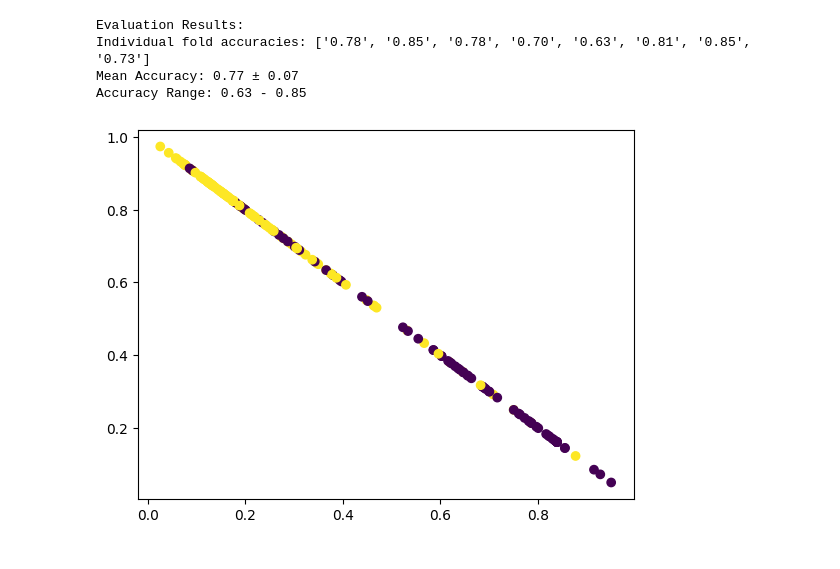
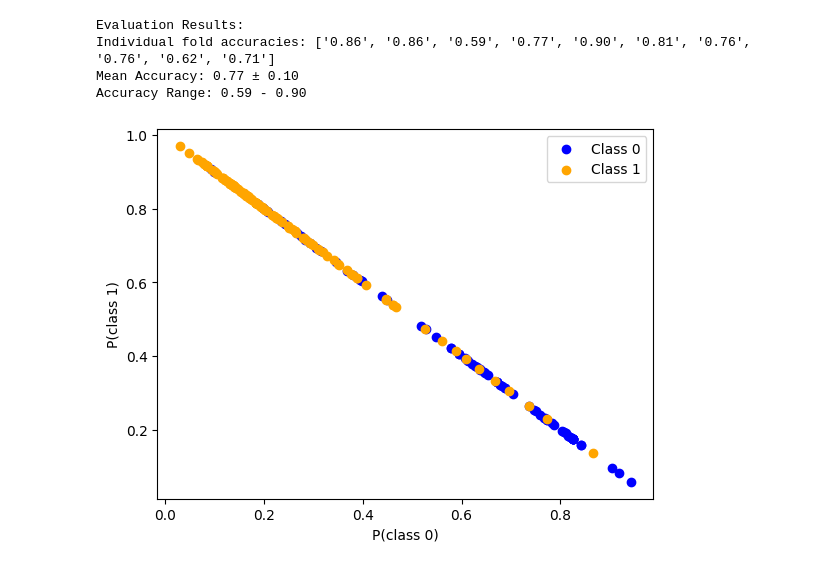
Before and after one commit to eduardo-ufmg/reconhecimento_de_padroes, a Jupyter notebook: svm_E3/svm_E3.ipynb, the cells around one changed output. Drawn from its saved outputs; the diff is of its cells as text; code cells hidden in the pictures.

```diff
--- a/svm_E3/svm_E3.ipynb
+++ b/svm_E3/svm_E3.ipynb
@@ -27,39 +24,78 @@ X, y = load_glass_data()
 # %%
 import matplotlib.pyplot as plt
 
+from sklearn.pipeline import make_pipeline
+from sklearn.preprocessing import StandardScaler
+from sklearn.feature_selection import VarianceThreshold
+from sklearn.svm import SVC
+from sklearn.model_selection import StratifiedKFold, cross_val_score
+from sklearn.base import BaseEstimator, TransformerMixin
+
+class CorrelationFilter(BaseEstimator, TransformerMixin):
+    def __init__(self, threshold = 0.98):
+        self.threshold = threshold
+        self.to_drop_ = np.array([], dtype=int)
+
+    def fit(self, X, y = None):
+        X = np.asarray(X, dtype=float)
+        n_samples, n_features = X.shape
+
+        corr = np.corrcoef(X, rowvar=False)
+        upper_mask = np.triu(np.ones((n_features, n_features), bool), k=1)
+        high_corr = (np.abs(corr) > self.threshold) & upper_mask
+        self.to_drop_ = np.unique(np.where(high_corr)[1])
+
+        return self
+
+    def transform(self, X):
+        X = np.asarray(X, dtype=float)
+
+        if X.shape[1] == 0 or self.to_drop_.size == 0:
+            return X.copy()
+
+        return np.delete(X, self.to_drop_, axis=1)
+
 svm_pipeline = make_pipeline(
     StandardScaler(),
+    VarianceThreshold(threshold=0.1),
+    CorrelationFilter(threshold=0.9),
     SVC(probability=True)
 )
 
 # Configure cross-validation strategy
-cv = StratifiedKFold(n_splits=8, shuffle=True)
+cv = StratifiedKFold(n_splits=10, shuffle=True)
 
 # Perform cross-validation
 scores = cross_val_score(svm_pipeline, X, y, cv=cv, n_jobs=-1)
 
 # Report results
 print("\nEvaluation Results:")
 print(f"Individual fold accuracies: {[f'{s:.2f}' for s in scores]}")
 print(f"Mean Accuracy: {scores.mean():.2f} ± {scores.std():.2f}")
 print(f"Accuracy Range: {scores.min():.2f} - {scores.max():.2f}")
 
 def plot_likelihood_space(Q0, Q1, y):
     """Plot the likelihood space for the two classes."""
-    plt.scatter(Q0, Q1, c=y)
+    idx0 = (y == 0)
+    idx1 = (y == 1)
+    plt.scatter(Q0[idx0], Q1[idx0], c='blue', label='Class 0')
+    plt.scatter(Q0[idx1], Q1[idx1], c='orange', label='Class 1')
+    plt.xlabel('P(class 0)')
+    plt.ylabel('P(class 1)')
+    plt.legend()
     plt.show()
     plt.close()
 
 svm_pipeline.fit(X, y)
 Q = svm_pipeline.predict_proba(X)
 
 Q0, Q1 = Q[:, 0], Q[:, 1]
 
 plot_likelihood_space(Q0, Q1, y)
 # %% [output]
 Evaluation Results:
-Individual fold accuracies: ['0.78', '0.85', '0.78', '0.70', '0.63', '0.81', '0.85', '0.73']
-Mean Accuracy: 0.77 ± 0.07
-Accuracy Range: 0.63 - 0.85
+Individual fold accuracies: ['0.86', '0.86', '0.59', '0.77', '0.90', '0.81', '0.76', '0.76', '0.62', '0.71']
+Mean Accuracy: 0.77 ± 0.10
+Accuracy Range: 0.59 - 0.90
-[figure, old version]
+[figure, new version]
 # %%
```
Also changed, not shown: parts of 3 cells of this notebook, 2 other files.
